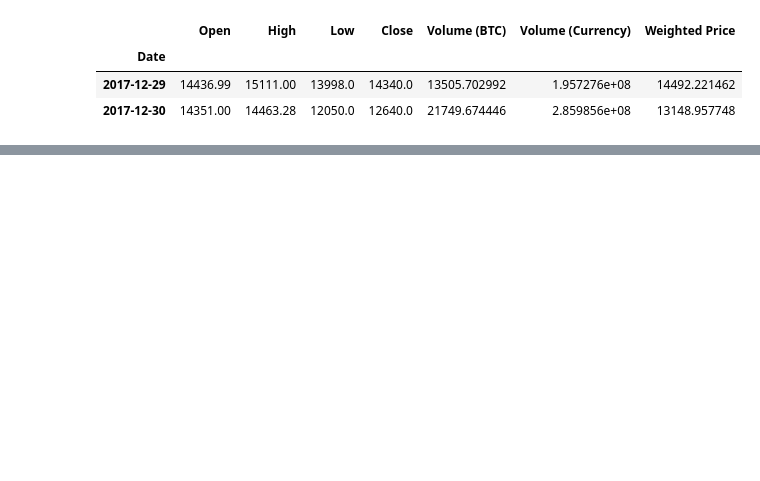
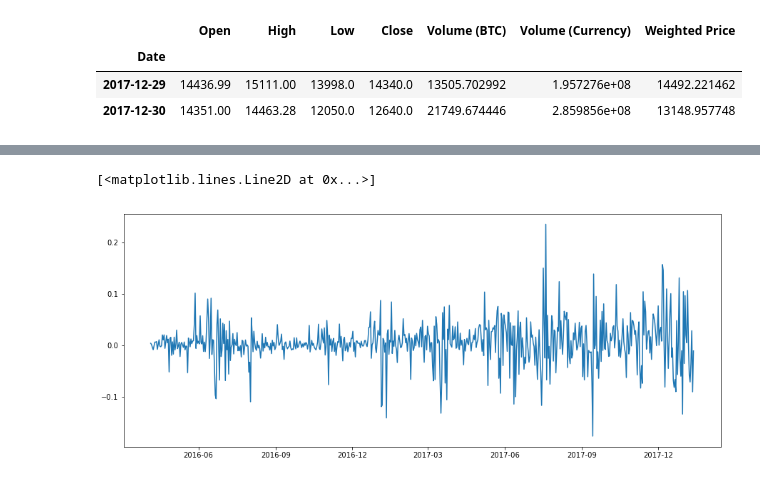
Before and after one commit to kundami/bitcoin_data_analaysis, a Jupyter notebook: Bitcoin-Analysis.ipynb, the cells around one changed output, grey strips where cells are left out. Cells and saved outputs as stored; diff of their text form; code cells hidden in the pictures; blank space fills up the shorter version.

```diff
--- a/Bitcoin-Analysis.ipynb
+++ b/Bitcoin-Analysis.ipynb
@@ -448,0 +428,7 @@ test_stationarity(ts_log_ewma_diff)
+# %%
+#Take first difference:
+ts_log_diff = ts_log - ts_log.shift()
+plt.plot(ts_log_diff)
+# %% [output]
+[<matplotlib.lines.Line2D at 0x...>]
+[figure, added]
```
Also changed, not shown: parts of 40 cells of this notebook.
